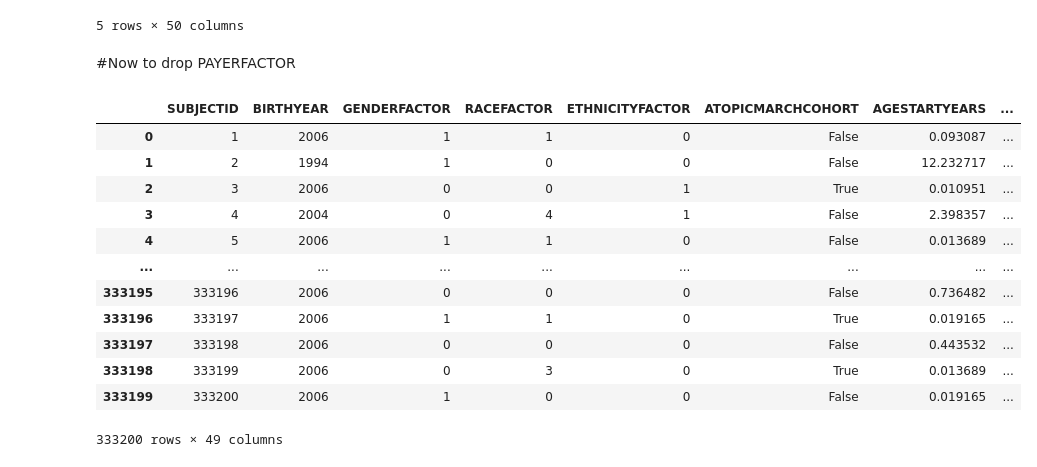
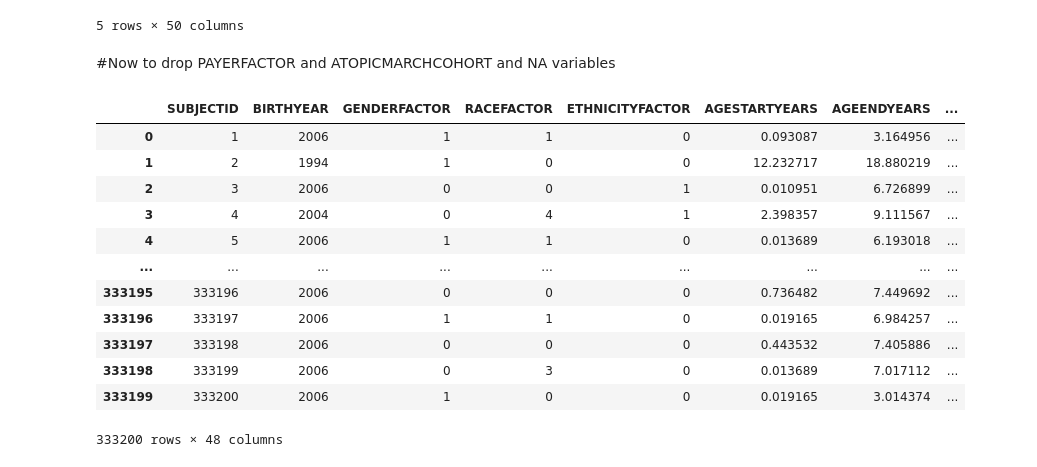
Before and after one commit to kesleygurnett/Final-Project-Data-Moms, a Jupyter notebook: Data/Python column recode.ipynb, the cells around one changed output. Cells and saved outputs as stored; diff of their text form; code cells hidden in the pictures.

Commit message:
Add files via upload
updated to include dropping ATOPICMARCHCOHORT and PAYERFACTOR. also changing NA variables to 0

```diff
--- a/Data/Python column recode.ipynb
+++ b/Data/Python column recode.ipynb
@@ -106,20 +106,20 @@ allergy.head()
 | 4 | 5 | 2006 | 1 | 1 | 0 | P0 - Non-Medicaid | False | ... |
 5 rows × 50 columns
 # %% [markdown]
-#Now to drop PAYERFACTOR
+#Now to drop PAYERFACTOR and ATOPICMARCHCOHORT and NA variables
 # %%
-allergy.drop(['PAYERFACTOR'], axis=1)
+allergy.drop(['PAYERFACTOR', 'ATOPICMARCHCOHORT'], axis=1)
 # %% [output]
-|  | SUBJECTID | BIRTHYEAR | GENDERFACTOR | RACEFACTOR | ETHNICITYFACTOR | ATOPICMARCHCOHORT | AGESTARTYEARS | ... |
-| 0 | 1 | 2006 | 1 | 1 | 0 | False | 0.093087 | ... |
-| 1 | 2 | 1994 | 1 | 0 | 0 | False | 12.232717 | ... |
-| 2 | 3 | 2006 | 0 | 0 | 1 | True | 0.010951 | ... |
-| 3 | 4 | 2004 | 0 | 4 | 1 | False | 2.398357 | ... |
-| 4 | 5 | 2006 | 1 | 1 | 0 | False | 0.013689 | ... |
+|  | SUBJECTID | BIRTHYEAR | GENDERFACTOR | RACEFACTOR | ETHNICITYFACTOR | AGESTARTYEARS | AGEENDYEARS | ... |
+| 0 | 1 | 2006 | 1 | 1 | 0 | 0.093087 | 3.164956 | ... |
+| 1 | 2 | 1994 | 1 | 0 | 0 | 12.232717 | 18.880219 | ... |
+| 2 | 3 | 2006 | 0 | 0 | 1 | 0.010951 | 6.726899 | ... |
+| 3 | 4 | 2004 | 0 | 4 | 1 | 2.398357 | 9.111567 | ... |
+| 4 | 5 | 2006 | 1 | 1 | 0 | 0.013689 | 6.193018 | ... |
 | ... | ... | ... | ... | ... | ... | ... | ... | ... |
-| 333195 | 333196 | 2006 | 0 | 0 | 0 | False | 0.736482 | ... |
-| 333196 | 333197 | 2006 | 1 | 1 | 0 | True | 0.019165 | ... |
-| 333197 | 333198 | 2006 | 0 | 0 | 0 | False | 0.443532 | ... |
-| 333198 | 333199 | 2006 | 0 | 3 | 0 | True | 0.013689 | ... |
-| 333199 | 333200 | 2006 | 1 | 0 | 0 | False | 0.019165 | ... |
+| 333195 | 333196 | 2006 | 0 | 0 | 0 | 0.736482 | 7.449692 | ... |
+| 333196 | 333197 | 2006 | 1 | 1 | 0 | 0.019165 | 6.984257 | ... |
+| 333197 | 333198 | 2006 | 0 | 0 | 0 | 0.443532 | 7.405886 | ... |
+| 333198 | 333199 | 2006 | 0 | 3 | 0 | 0.013689 | 7.017112 | ... |
+| 333199 | 333200 | 2006 | 1 | 0 | 0 | 0.019165 | 3.014374 | ... |
-333200 rows × 49 columns
+333200 rows × 48 columns
```
Also changed, not shown: parts of 4 cells of this notebook.
